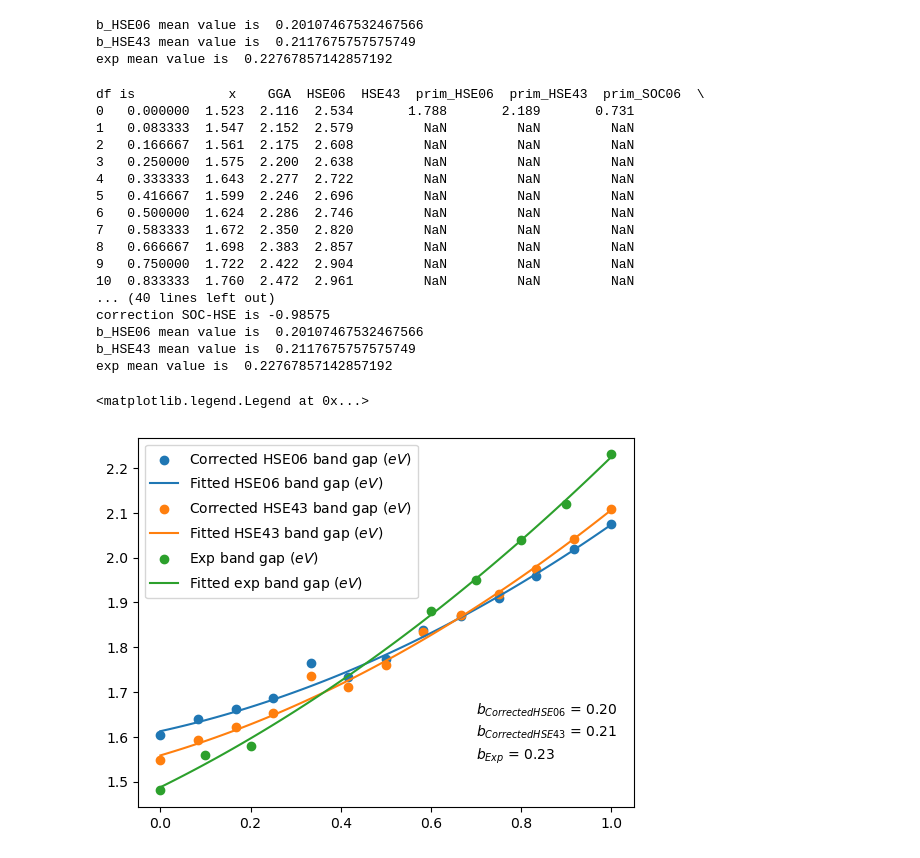
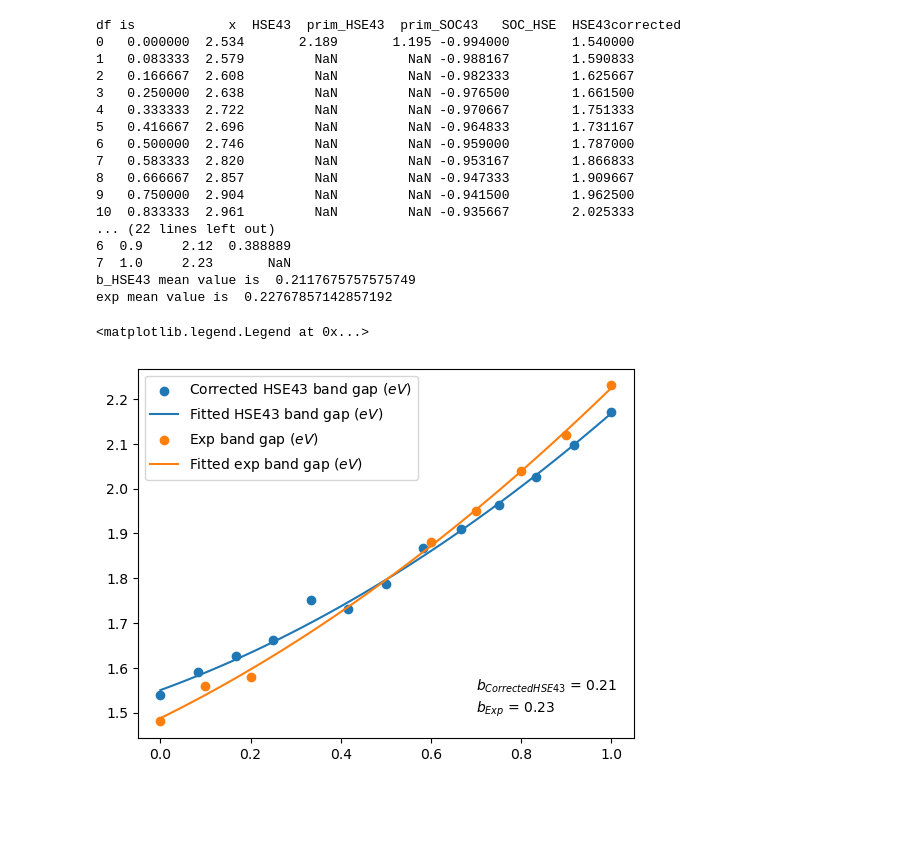
Before and after one commit to SAMAece/Jupyterlab, a Jupyter notebook: Used/bandgap/bandgap_mix.ipynb, the cells around one changed output. Cells and saved outputs as stored; diff of their text form; code cells hidden in the pictures; blank space fills up the shorter version.

Commit message:
update linear interpolate

```diff
--- a/Used/bandgap/bandgap_mix.ipynb
+++ b/Used/bandgap/bandgap_mix.ipynb
@@ -6,42 +6,30 @@ import matplotlib.pyplot as plt
 # create bandgap DataFrame
 df = {
     "x":np.linspace(0,1,13),
-    "GGA":[1.523,1.547,1.561,1.575,1.643,1.599,1.624,1.672,1.698,1.722,1.760,1.806,1.844],
-    "HSE06":[2.116, 2.152, 2.175, 2.200, 2.277, 2.246, 2.286, 2.350, 2.383, 2.422, 2.472, 2.531, 2.587],
     "HSE43":[2.534, 2.579, 2.608, 2.638, 2.722, 2.696, 2.746, 2.82, 2.857, 2.904, 2.961, 3.028, 3.094]
 }
 
 df = pd.DataFrame(df)
 
 # input computed value with different functionals
-df.at[0, "prim_HSE06"] = 1.788
-df.at[12, "prim_HSE06"] = 2.238
 df.at[0, "prim_HSE43"] = 2.189
 df.at[12, "prim_HSE43"] = 2.730
-df.at[0, "prim_SOC06"] = 0.731
-df.at[12, "prim_SOC06"] = 1.270
 df.at[0, "prim_SOC43"] = 1.195
 df.at[12, "prim_SOC43"] = 1.806
 
-# calculate correction of functionals
-df["c43_06"] = (df.prim_HSE43-df.prim_HSE06+df.prim_SOC43-df.prim_SOC06)/2
-df["SOC_HSE"] = (df.prim_SOC06-df.prim_HSE06+df.prim_SOC43-df.prim_HSE43)/2
-correction_43_06 = df.c43_06.mean()
-correction_SOC_HSE = df.SOC_HSE.mean()
+# calculate correction of SOC43-HSE43
+df["SOC_HSE"] = df.prim_SOC43-df.prim_HSE43
+df["SOC_HSE"] = df["SOC_HSE"].interpolate()
 
-# create corrected HSE06 and HSE43
-df["HSE06corrected"] = df.HSE06 + correction_43_06 + correction_SOC_HSE
-df["HSE43corrected"] = df.HSE43 + correction_SOC_HSE
+# create corrected HSE43
+df["HSE43corrected"] = df["HSE43"] + df["SOC_HSE"]
 
 # create corrected bandgap DataFrame and remove error Br4I8
-bg = pd.DataFrame({"corrected_HSE06": df.HSE06corrected,
+bg = pd.DataFrame({"x": df["x"],
                   "corrected_HSE43": df.HSE43corrected})
-bg["x"] = np.linspace(0,1,13)
 bg = bg.drop(index = 4)
 
 #compute fitting coefficient of corrected bandgap
-coe_HSE06 = np.polyfit(bg.x, bg.corrected_HSE06, 2)
-fit_HSE06 = np.poly1d(coe_HSE06)
 coe_HSE43 = np.polyfit(bg.x, bg.corrected_HSE43, 2)
 fit_HSE43 = np.poly1d(coe_HSE43)
 
@@ -56,57 +44,45 @@ exp = pd.DataFrame(exp)
 coe_exp = np.polyfit(exp.x, exp.bandgap, 2)
 fit_exp = np.poly1d(coe_exp)
 
-# calculating three bandgap bowing parameter b
-bg["b_HSE06"] = bg.corrected_HSE06[0] / bg.x + bg.corrected_HSE06[12] / (1-bg.x) - bg.corrected_HSE06 / (bg.x*(1-bg.x))
+# calculating bandgap bowing parameter b
 bg["b_HSE43"] = bg.corrected_HSE43[0] / bg.x + bg.corrected_HSE43[12] / (1-bg.x) - bg.corrected_HSE43 / (bg.x*(1-bg.x))
 exp["b"] = exp.bandgap[0] / exp.x + exp.bandgap[7] / (1-exp.x) - exp.bandgap / (exp.x*(1-exp.x))
 
 # compute b mean value
-HSE06_mean = bg.b_HSE06.mean()
 HSE43_mean = bg.b_HSE43.mean()
 exp_mean = exp.b.mean()
-# %% [output]
-b_HSE06 mean value is  0.20107467532467566
-b_HSE43 mean value is  0.2117675757575749
-exp mean value is  0.22767857142857192
 # %%
-print("df is", df)
+print("df is",df)
 print("bg is", bg)
 print("exp is", exp)
-print("correction 43-06 is", correction_43_06)
-print("correction SOC-HSE is", correction_SOC_HSE)
-print("b_HSE06 mean value is ", HSE06_mean)
 print("b_HSE43 mean value is ", HSE43_mean)
 print("exp mean value is ", exp_mean)
 # %% [output]
-df is            x    GGA  HSE06  HSE43  prim_HSE06  prim_HSE43  prim_SOC06  \
-0   0.000000  1.523  2.116  2.534       1.788       2.189       0.731
-1   0.083333  1.547  2.152  2.579         NaN         NaN         NaN
-2   0.166667  1.561  2.175  2.608         NaN         NaN         NaN
-3   0.250000  1.575  2.200  2.638         NaN         NaN         NaN
-4   0.333333  1.643  2.277  2.722         NaN         NaN         NaN
-5   0.416667  1.599  2.246  2.696         NaN         NaN         NaN
-6   0.500000  1.624  2.286  2.746         NaN         NaN         NaN
-7   0.583333  1.672  2.350  2.820         NaN         NaN         NaN
-8   0.666667  1.698  2.383  2.857         NaN         NaN         NaN
-9   0.750000  1.722  2.422  2.904         NaN         NaN         NaN
-10  0.833333  1.760  2.472  2.961         NaN         NaN         NaN
-... (40 lines left out)
-correction SOC-HSE is -0.98575
-b_HSE06 mean value is  0.20107467532467566
+df is            x  HSE43  prim_HSE43  prim_SOC43   SOC_HSE  HSE43corrected
+0   0.000000  2.534       2.189       1.195 -0.994000        1.540000
+1   0.083333  2.579         NaN         NaN -0.988167        1.590833
+2   0.166667  2.608         NaN         NaN -0.982333        1.625667
+3   0.250000  2.638         NaN         NaN -0.976500        1.661500
+4   0.333333  2.722         NaN         NaN -0.970667        1.751333
+5   0.416667  2.696         NaN         NaN -0.964833        1.731167
+6   0.500000  2.746         NaN         NaN -0.959000        1.787000
+7   0.583333  2.820         NaN         NaN -0.953167        1.866833
+8   0.666667  2.857         NaN         NaN -0.947333        1.909667
+9   0.750000  2.904         NaN         NaN -0.941500        1.962500
+10  0.833333  2.961         NaN         NaN -0.935667        2.025333
+... (22 lines left out)
+6  0.9     2.12  0.388889
+7  1.0     2.23       NaN
 b_HSE43 mean value is  0.2117675757575749
 exp mean value is  0.22767857142857192
 # %%
-plt.scatter(df.x, df['HSE06corrected'], label = 'Corrected HSE06 band gap ($eV$)')
-plt.plot(np.linspace(0,1,100), fit_HSE06(np.linspace(0,1,100)), label = "Fitted HSE06 band gap ($eV$)")
 plt.scatter(df.x, df['HSE43corrected'], label = 'Corrected HSE43 band gap ($eV$)')
 plt.plot(np.linspace(0,1,100), fit_HSE43(np.linspace(0,1,100)), label = "Fitted HSE43 band gap ($eV$)")
 plt.scatter(exp.x, exp.bandgap, label = "Exp band gap ($eV$)")
 plt.plot(np.linspace(0,1,100), fit_exp(np.linspace(0,1,100)), label = "Fitted exp band gap ($eV$)")
-plt.text(0.7, 1.65, "$b_{Corrected HSE06}$ = 0.20")
-plt.text(0.7, 1.6, "$b_{Corrected HSE43}$ = 0.21")
-plt.text(0.7, 1.55, "$b_{Exp}$ = 0.23")
+plt.text(0.7, 1.55, "$b_{Corrected HSE43}$ = 0.21")
+plt.text(0.7, 1.5, "$b_{Exp}$ = 0.23")
 plt.legend()
 # %% [output]
 <matplotlib.legend.Legend at 0x...>
-[figure, old version]
+[figure, new version]
```
